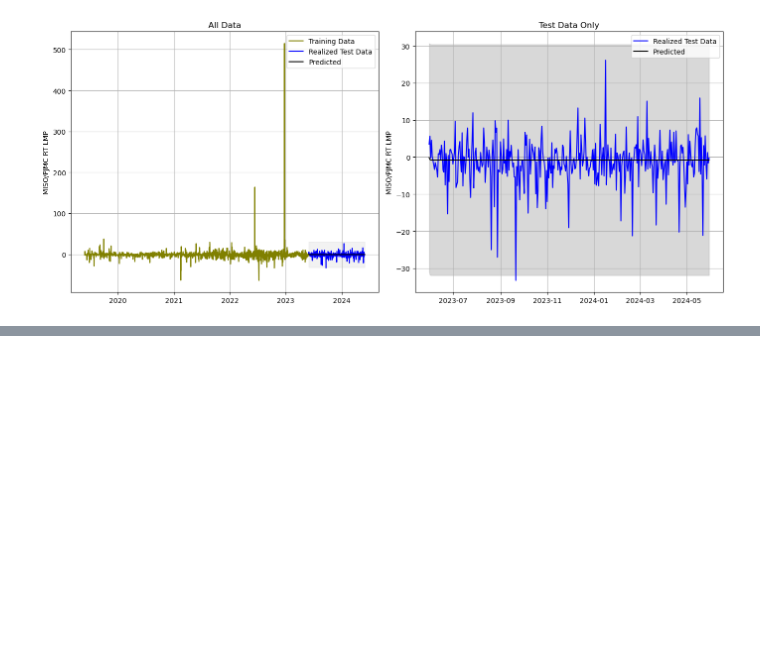
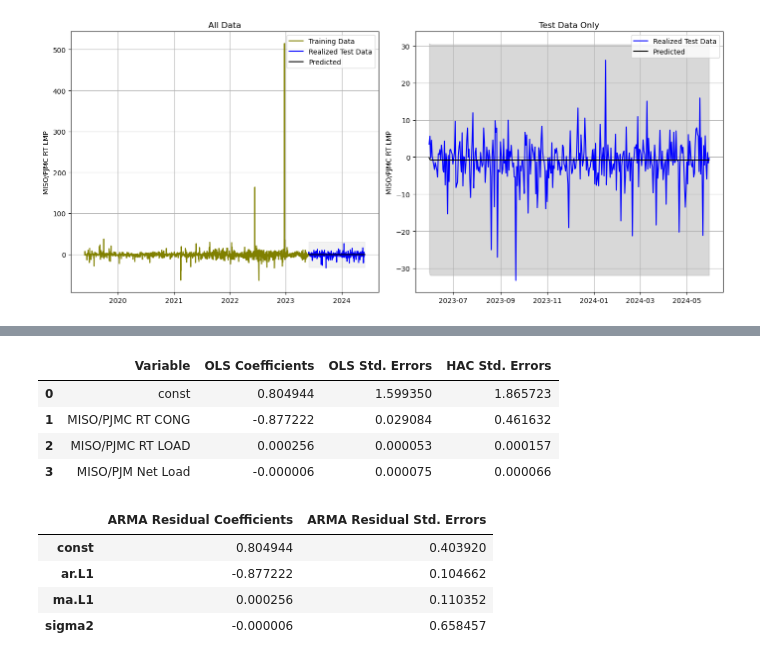
Before and after one commit to jaredandreatta/TimeSeriesJupyterBook, a Jupyter notebook: HW/_build/jupyter_execute/hw2.ipynb, the cells around one changed output, grey strips where cells are left out. Cells and saved outputs as stored; diff of their text form; code cells hidden in the pictures; blank space fills up the shorter version.

```diff
--- a/HW/_build/jupyter_execute/hw2.ipynb
+++ b/HW/_build/jupyter_execute/hw2.ipynb
@@ -240,14 +253,42 @@ We will use an OLS model where we regress MISO/PJMC RT Congestion Price Spread,
 # %%
+# Assuming 'data' is available and contains the necessary columns.
+# Define the regressors and dependent variable
 regressors = ['MISO/PJMC RT CONG', 'MISO/PJMC RT LOAD', 'MISO/PJM Net Load']
 Y = data['MISO/PJMC RTLMP']
 X = data[regressors]
 X = sm.add_constant(X)
 
-ols_model = OLS(Y,X)
+# OLS Estimation
+ols_model = OLS(Y, X)
 ols_results = ols_model.fit()
+
+# Using ARMA(1,1) model on the residuals
 residuals = ols_results.resid
-arma_resid = ARIMA(residuals,order=(1,0,1)).fit()
+arma_resid = ARIMA(residuals, order=(1, 0, 1)).fit()
 print(arma_resid.summary())
+
+# Using HAC errors on the OLS model
+ols_hac = ols_results.get_robustcov_results(cov_type='HAC', maxlags=1)
+
+# Extract coefficients from each model
+ols_data = {
+    'Variable': X.columns,
+    'OLS Coefficients': ols_results.params.values,
+    'OLS Std. Errors': ols_results.bse.values,
+    'HAC Std. Errors': ols_hac.bse
+}
+
+arma_data = {
+     'ARMA Residual Coefficients': ols_results.params.values,  # Same coefficients, different errors
+    'ARMA Residual Std. Errors': arma_resid.bse[:len(X.columns)],  # First part of ARMA summary
+}
+
+# Turning each into tables
+ols_table = pd.DataFrame(ols_data)
+arma_table = pd.DataFrame(arma_data)
+
+display(ols_table)
+display(arma_table)
 # %% [output]
                                SARIMAX Results
 ==============================================================================
@@ -258,11 +299,21 @@ Time:                        17:19:52   BIC                          14153.777
 Sample:                    05-30-2019   HQIC                         14139.864
                          - 05-30-2024
 Covariance Type:                  opg
 ==============================================================================
                  coef    std err          z      P>|z|      [0.025      0.975]
 ------------------------------------------------------------------------------
 ... (9 lines left out)
 ===================================================================================
 
 Warnings:
 [1] Covariance matrix calculated using the outer product of gradients (complex-step).
+|  | Variable | OLS Coefficients | OLS Std. Errors | HAC Std. Errors |
+| 0 | const | 0.804944 | 1.599350 | 1.865723 |
+| 1 | MISO/PJMC RT CONG | -0.877222 | 0.029084 | 0.461632 |
+| 2 | MISO/PJMC RT LOAD | 0.000256 | 0.000053 | 0.000157 |
+| 3 | MISO/PJM Net Load | -0.000006 | 0.000075 | 0.000066 |
+|  | ARMA Residual Coefficients | ARMA Residual Std. Errors |
+| const | 0.804944 | 0.403920 |
+| ar.L1 | -0.877222 | 0.104662 |
+| ma.L1 | 0.000256 | 0.110352 |
+| sigma2 | -0.000006 | 0.658457 |
```
Also changed, not shown: parts of 6 cells of this notebook, 9 other files.
